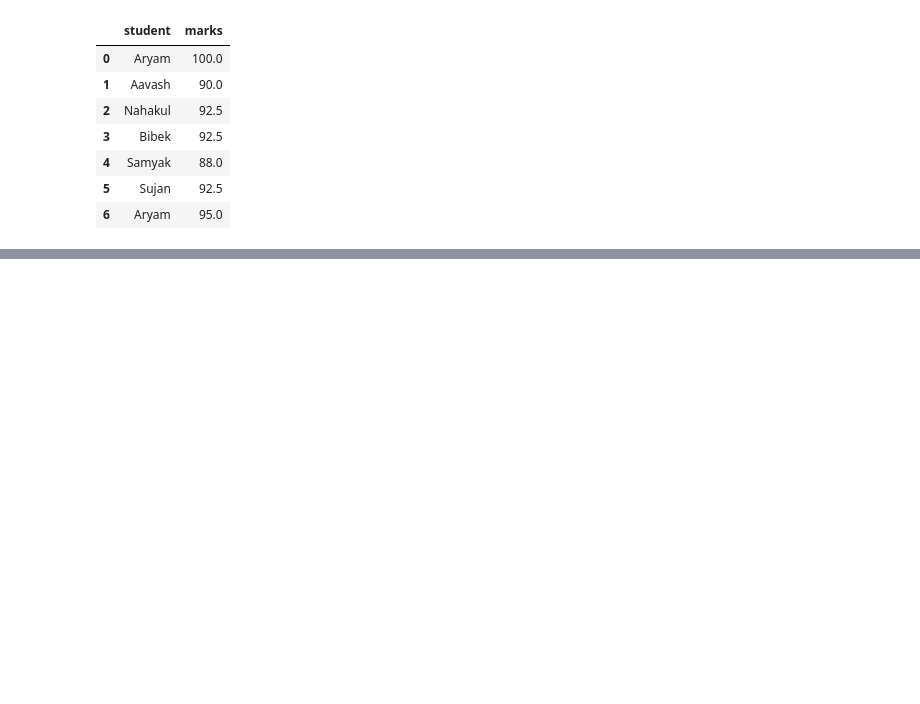
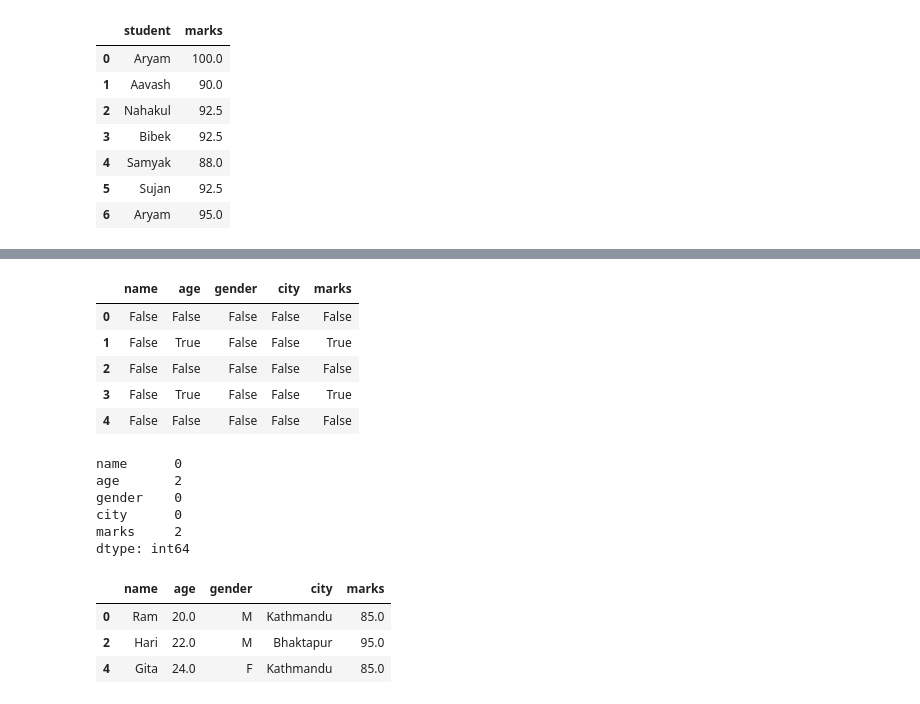
Before and after one commit to AryamBajracharya/ML, a Jupyter notebook: handling_missing_values_and_outliers.ipynb, the cells around one changed output, grey strips where cells are left out. Drawn from its saved outputs; the diff is of its cells as text; code cells hidden in the pictures; blank space fills up the shorter version.

```diff
--- a/handling_missing_values_and_outliers.ipynb
+++ b/handling_missing_values_and_outliers.ipynb
@@ -241,0 +262,25 @@ df.fillna(df['marks'].median())
+# %%
+df.isnull()
+# %% [output]
+|  | name | age | gender | city | marks |
+| 0 | False | False | False | False | False |
+| 1 | False | True | False | False | True |
+| 2 | False | False | False | False | False |
+| 3 | False | True | False | False | True |
+| 4 | False | False | False | False | False |
+# %%
+df.isnull().sum()
+# %% [output]
+name      0
+age       2
+gender    0
+city      0
+marks     2
+dtype: int64
+# %%
+df.dropna()
+# %% [output]
+|  | name | age | gender | city | marks |
+| 0 | Ram | 20.0 | M | Kathmandu | 85.0 |
+| 2 | Hari | 22.0 | M | Bhaktapur | 95.0 |
+| 4 | Gita | 24.0 | F | Kathmandu | 85.0 |
```
Also changed, not shown: parts of 15 cells of this notebook.
